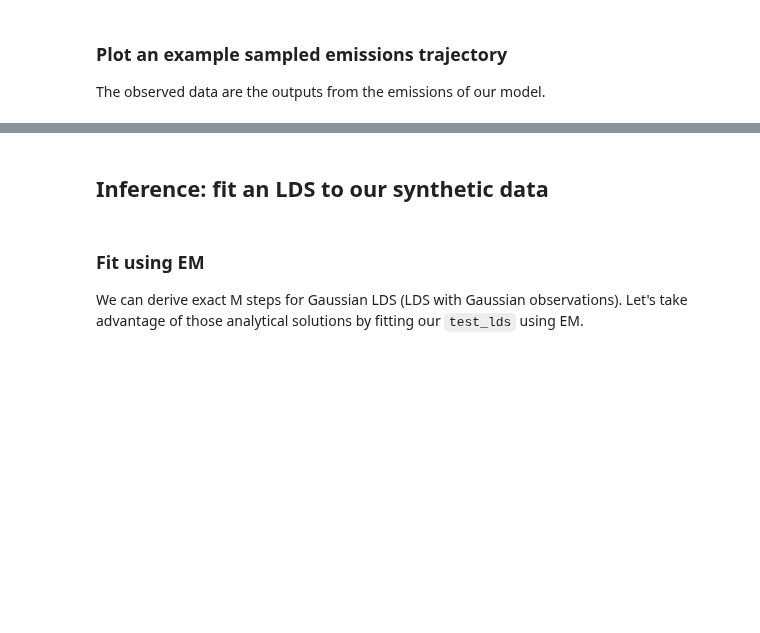
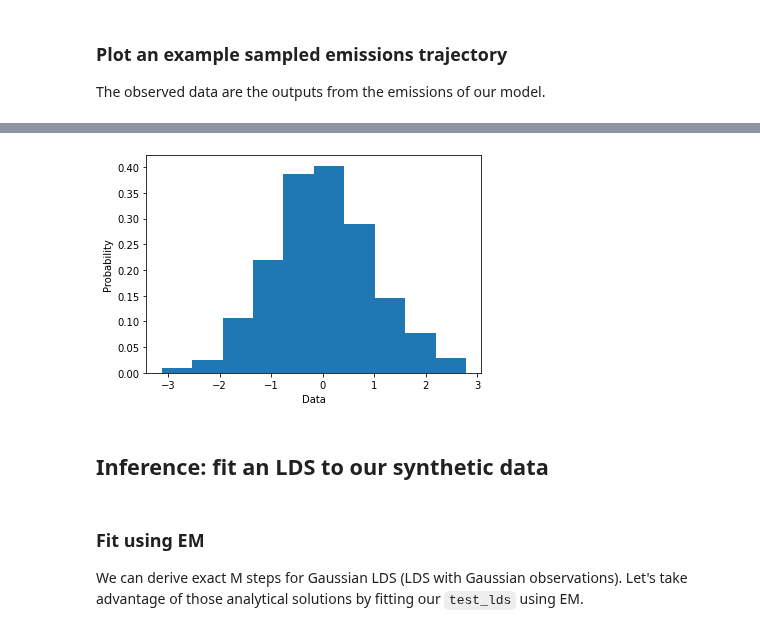
Before and after one commit to lindermanlab/ssm-jax, a Jupyter notebook: notebooks/gaussian-lds-example.ipynb, the cells around one changed output, grey strips where cells are left out. Cells and saved outputs as stored; diff of their text form; code cells hidden in the pictures; blank space fills up the shorter version.

```diff
--- a/notebooks/gaussian-lds-example.ipynb
+++ b/notebooks/gaussian-lds-example.ipynb
@@ -247,3 +247,11 @@ plot_emissions(all_states[0], all_data[0])
+# %%
+import numpy as onp
+
+plt.hist(onp.asarray(np.squeeze(all_states)), density=True, bins=10)  # density=False would make counts
+plt.ylabel('Probability')
+plt.xlabel('Data');
+# %% [output]
+[figure, added]
 # %% [markdown]
 ## Inference: fit an LDS to our synthetic data
 # %%
```
Also changed, not shown: parts of 15 cells of this notebook, 3 other files.
